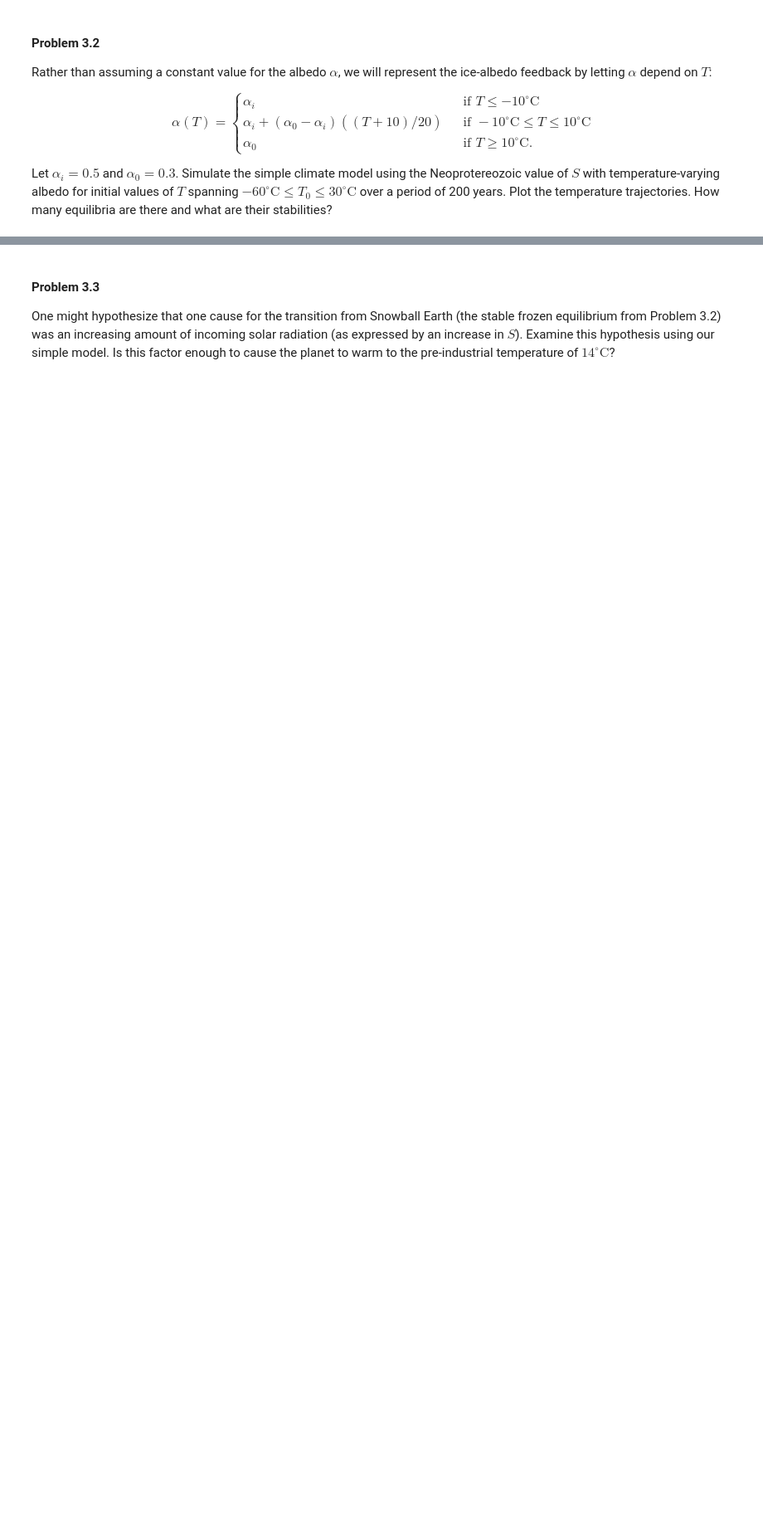
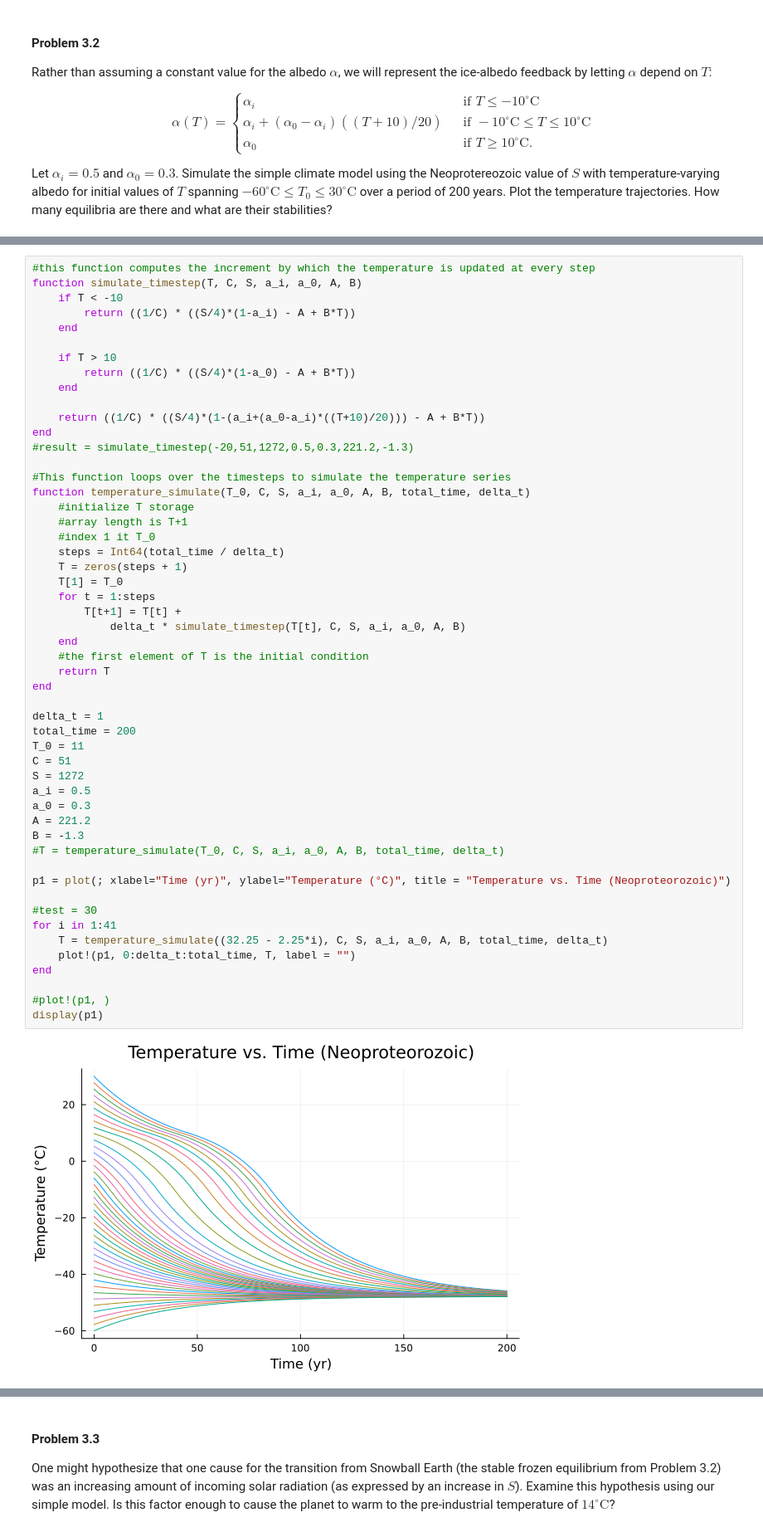
Before and after one commit to BEE4750-FA25/hw2-will-wrn25, a Jupyter notebook: hw02.ipynb, the cells around one changed output, grey strips where cells are left out. Shown at 83% size. Drawn from its saved outputs; the diff is of its cells as text; blank space fills up the shorter version.

```diff
--- a/hw02.ipynb
+++ b/hw02.ipynb
@@ -322,0 +310,54 @@ plot!(p, 0:Δt:T, C, linewidth=3, color=:blue, label="Simulated Solution (Δt =
+# %%
+#this function computes the increment by which the temperature is updated at every step
+function simulate_timestep(T, C, S, a_i, a_0, A, B)
+    if T < -10
+        return ((1/C) * ((S/4)*(1-a_i) - A + B*T))
+    end
+
+    if T > 10
+        return ((1/C) * ((S/4)*(1-a_0) - A + B*T))
+    end
+
+    return ((1/C) * ((S/4)*(1-(a_i+(a_0-a_i)*((T+10)/20))) - A + B*T))
+end
+#result = simulate_timestep(-20,51,1272,0.5,0.3,221.2,-1.3)
+
+#This function loops over the timesteps to simulate the temperature series
+function temperature_simulate(T_0, C, S, a_i, a_0, A, B, total_time, delta_t)
+    #initialize T storage
+    #array length is T+1
+    #index 1 it T_0
+    steps = Int64(total_time / delta_t)
+    T = zeros(steps + 1)
+    T[1] = T_0
+    for t = 1:steps
+        T[t+1] = T[t] +
+            delta_t * simulate_timestep(T[t], C, S, a_i, a_0, A, B)
+    end
+    #the first element of T is the initial condition
+    return T
+end
+
+delta_t = 1
+total_time = 200
+T_0 = 11
+C = 51
+S = 1272
+a_i = 0.5
+a_0 = 0.3
+A = 221.2
+B = -1.3
+#T = temperature_simulate(T_0, C, S, a_i, a_0, A, B, total_time, delta_t)
+
+p1 = plot(; xlabel="Time (yr)", ylabel="Temperature (°C)", title = "Temperature vs. Time (Neoproteorozoic)")
+
+#test = 30
+for i in 1:41
+    T = temperature_simulate((32.25 - 2.25*i), C, S, a_i, a_0, A, B, total_time, delta_t)
+    plot!(p1, 0:delta_t:total_time, T, label = "")
+end
+
+#plot!(p1, )
+display(p1)
+# %% [output]
+[figure, added]
```
Also changed, not shown: parts of 13 cells of this notebook.
